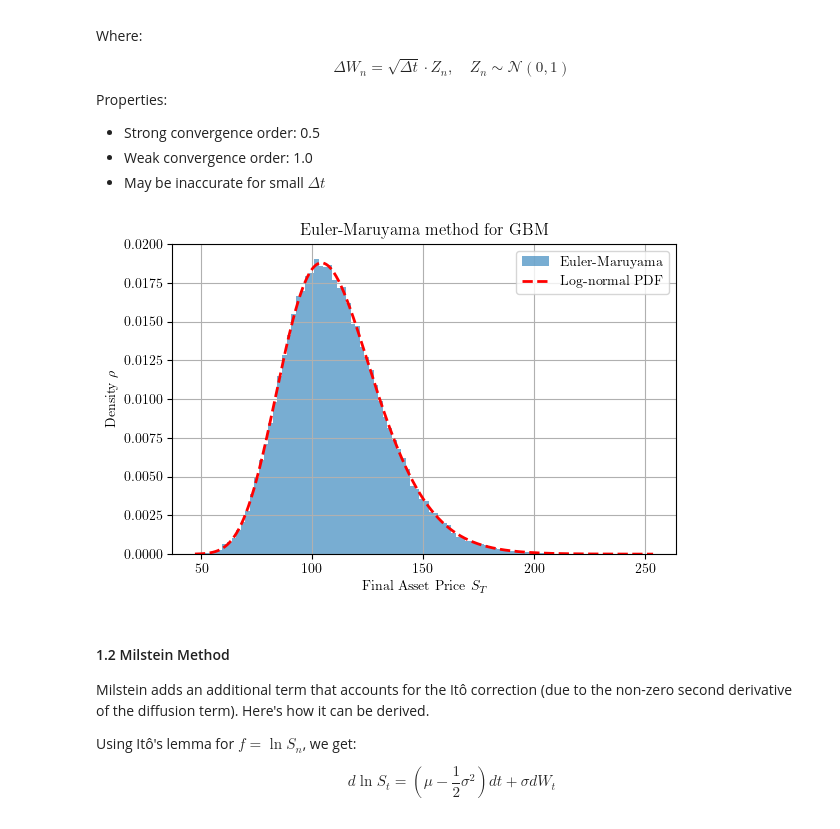
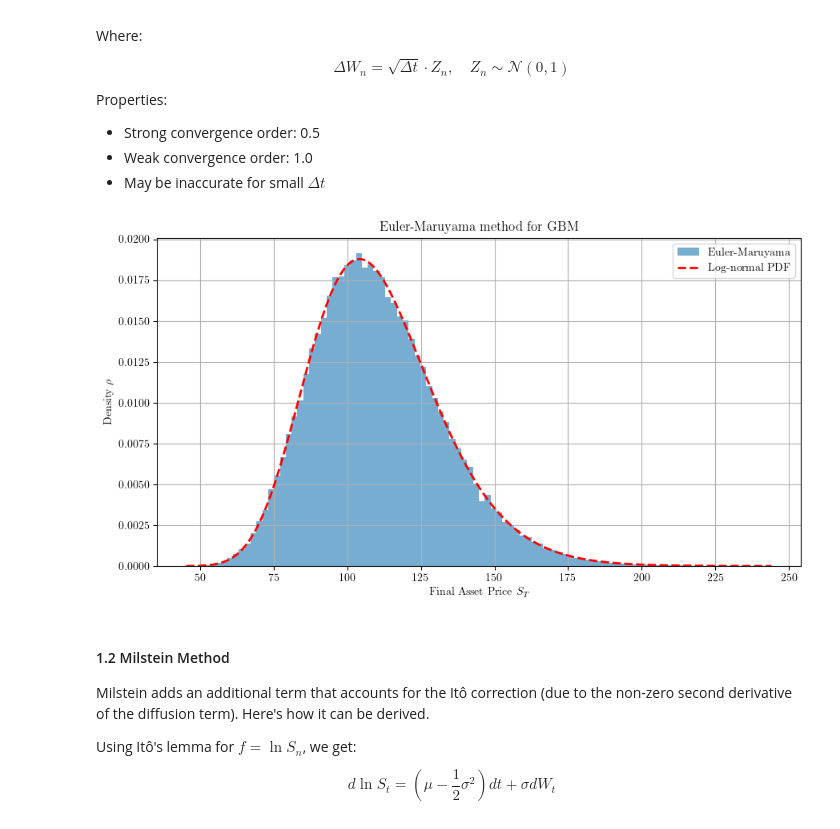
Before and after one commit to sokolo8/black-scholes, a Jupyter notebook: docs/part3.ipynb, the cells around one changed output. Saved outputs shown, nothing was run; the diff lists cells and outputs as text; code cells hidden in the pictures.

```diff
--- a/docs/part3.ipynb
+++ b/docs/part3.ipynb
@@ -51,35 +51,35 @@ T = 1.0        # Time to maturity
 N = 1000       # Time steps
 M = 100000     # Number of simulated paths
 
 dt = T / N
 
 S = np.zeros((M, N+1))
 S[:, 0] = S0
 
 for n in range(N):
     Z = np.random.randn(M)
     dW = np.sqrt(dt) * Z
     S[:, n+1] = S[:, n] + mu * S[:, n] * dt + sigma * S[:, n] * dW
 
 mu_adj = np.log(S0) + (mu - 0.5 * sigma**2) * T
 sigma_adj = sigma * np.sqrt(T)
 
-plt.figure(figsize=(6, 4))
+plt.figure(figsize=(9, 5))
 plt.hist(S[:, -1], bins=100, density=True, alpha=0.6, label='Euler-Maruyama')
 
 x_vals = np.linspace(min(S[:, -1]), max(S[:, -1]), 1000)
 pdf_vals = lognorm.pdf(x_vals, s=sigma_adj, scale=np.exp(mu_adj))
 plt.plot(x_vals, pdf_vals, 'r--', linewidth=2, label='Log-normal PDF')
 
 plt.title(r'Euler-Maruyama method for GBM')
 plt.xlabel(r'Final Asset Price $S_T$')
 plt.ylabel(r'Density $\rho$')
 plt.legend()
 plt.grid(True)
 plt.tight_layout()
 plt.show()
 # %% [output]
-[figure, old version]
+[figure, new version]
 # %% [markdown]
 #### 1.2 Milstein Method
 
```
Also changed, not shown: parts of 2 cells of this notebook.
